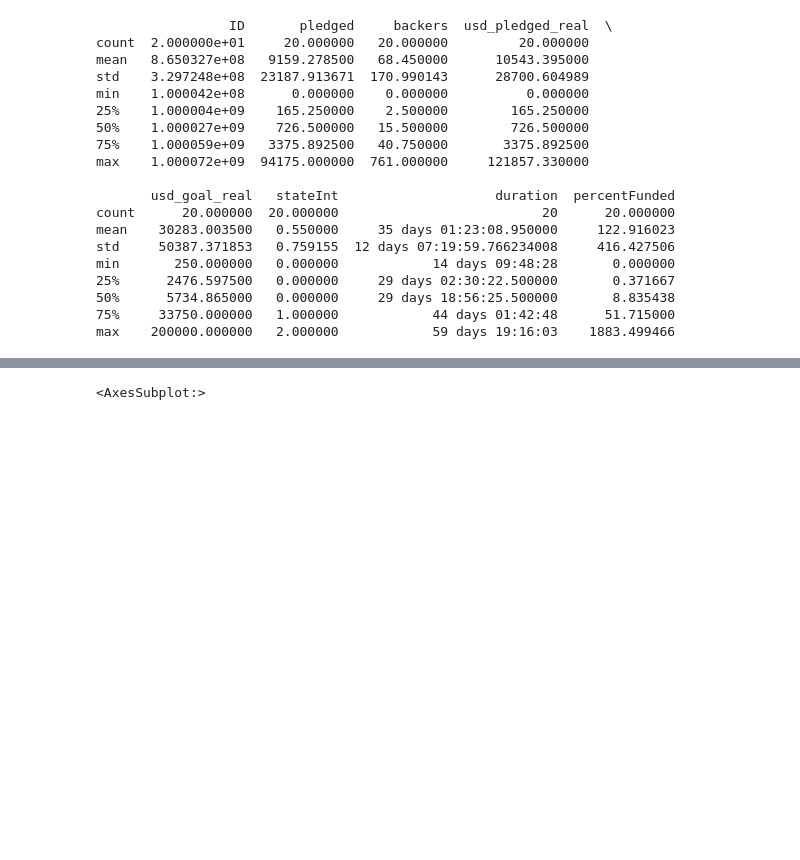
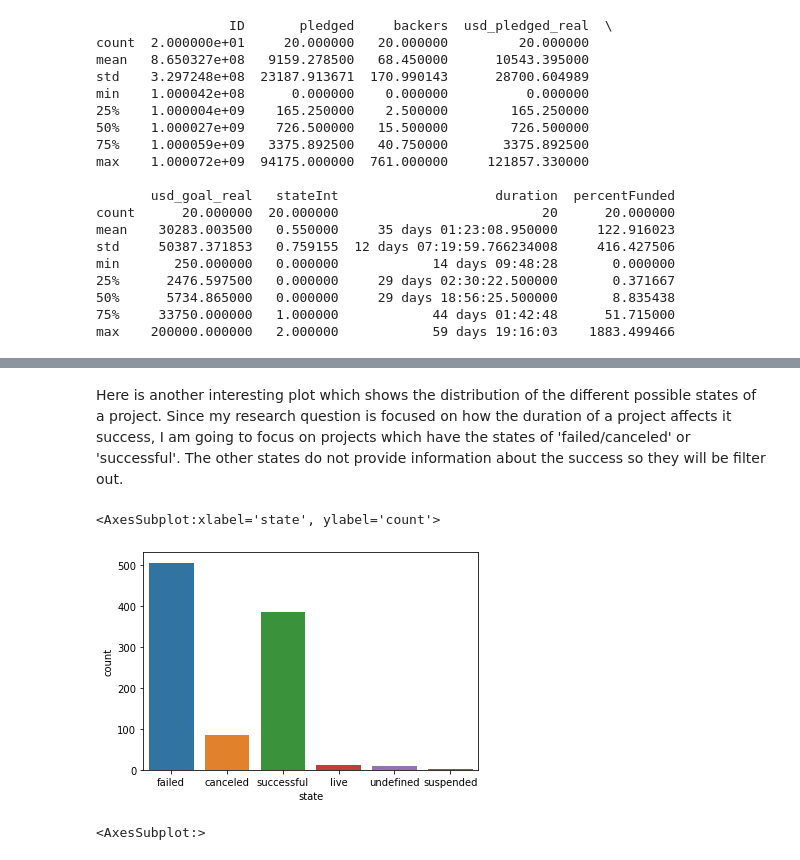
Before and after one commit to data301-2021-summer2/project-group46-project, a Jupyter notebook: analysis/Jacob/milestone1.ipynb, the cells around one changed output, grey strips where cells are left out. Drawn from its saved outputs; the diff is of its cells as text; code cells hidden in the pictures; blank space fills up the shorter version.

```diff
--- a/analysis/Jacob/milestone1.ipynb
+++ b/analysis/Jacob/milestone1.ipynb
@@ -105,3 +119,10 @@ max    200000.000000   2.000000            59 days 19:16:03    1883.499466
+# %% [markdown]
+Here is another interesting plot which shows the distribution of the different possible states of a project. Since my research question is focused on how the duration of a project affects it success, I am going to focus on projects which have the states of 'failed/canceled' or 'successful'. The other states do not provide information about the success so they will be filter out.
+# %%
+sns.countplot(x='state', data=df)
+# %% [output]
+<AxesSubplot:xlabel='state', ylabel='count'>
+[figure, added]
 # %%
 import seaborn as sns
 corr = df.corr()
```
Also changed, not shown: parts of 3 cells of this notebook.
